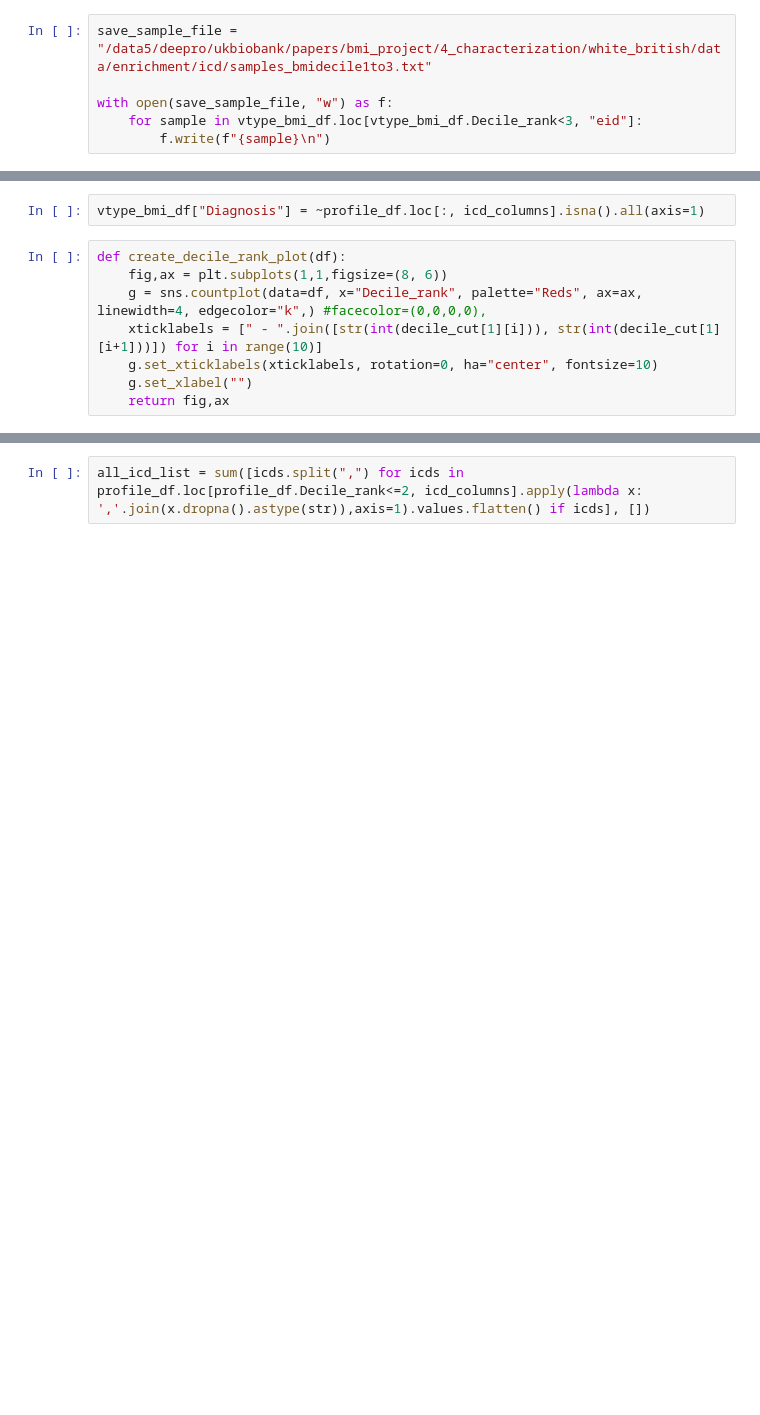
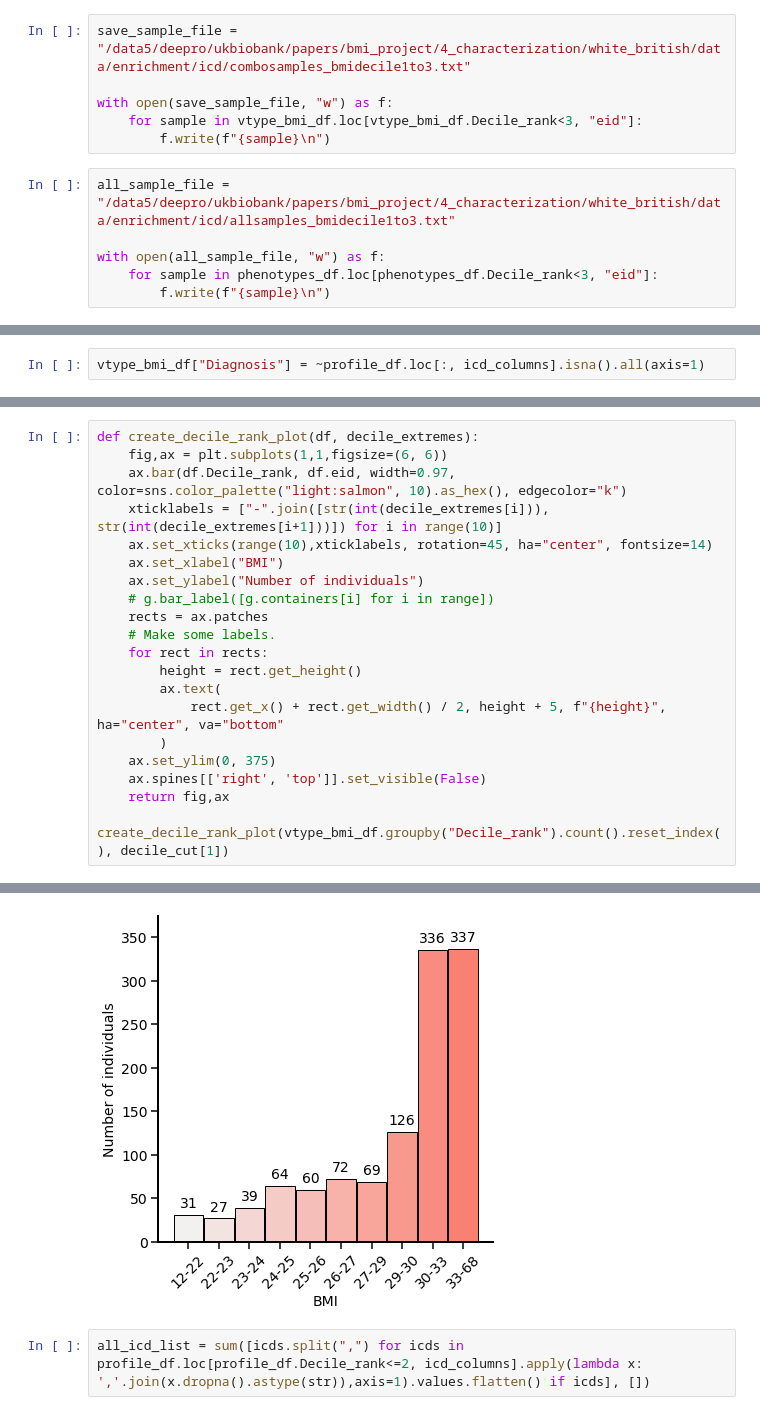
Before and after one commit to deeprob/ukb_bmi, a Jupyter notebook: 4_characterization/white_british/notebooks/9_combo_in_bmi_deciles.ipynb, the cells around one changed output, grey strips where cells are left out. Cells and saved outputs as stored; diff of their text form; blank space fills up the shorter version.

```diff
--- a/4_characterization/white_british/notebooks/9_combo_in_bmi_deciles.ipynb
+++ b/4_characterization/white_british/notebooks/9_combo_in_bmi_deciles.ipynb
@@ -49,11 +49,17 @@ phenotypes_df['Decile_rank'] = decile_cut[0]
 # %%
 vtype_bmi_df = pd.DataFrame(variant_type_dict).merge(phenotypes_df, left_on="eid", right_on="eid")
 # %%
-save_sample_file = "/data5/deepro/ukbiobank/papers/bmi_project/4_characterization/white_british/data/enrichment/icd/samples_bmidecile1to3.txt"
+save_sample_file = "/data5/deepro/ukbiobank/papers/bmi_project/4_characterization/white_british/data/enrichment/icd/combosamples_bmidecile1to3.txt"
 
 with open(save_sample_file, "w") as f:
     for sample in vtype_bmi_df.loc[vtype_bmi_df.Decile_rank<3, "eid"]:
         f.write(f"{sample}\n")
+# %%
+all_sample_file = "/data5/deepro/ukbiobank/papers/bmi_project/4_characterization/white_british/data/enrichment/icd/allsamples_bmidecile1to3.txt"
+
+with open(all_sample_file, "w") as f:
+    for sample in phenotypes_df.loc[phenotypes_df.Decile_rank<3, "eid"]:
+        f.write(f"{sample}\n")
 # %%
 profile_df = vtype_bmi_df.merge(icd_df, left_on="eid", right_on="eid")
 # %%
@@ -61,10 +99,2 @@ icd_columns = list(icd_df.columns)[1:]
 # %%
 vtype_bmi_df["Diagnosis"] = ~profile_df.loc[:, icd_columns].isna().all(axis=1)
-# %%
-def create_decile_rank_plot(df):
-    fig,ax = plt.subplots(1,1,figsize=(8, 6))
-    g = sns.countplot(data=df, x="Decile_rank", palette="Reds", ax=ax,  linewidth=4, edgecolor="k",) #facecolor=(0,0,0,0),
-    xticklabels = [" - ".join([str(int(decile_cut[1][i])), str(int(decile_cut[1][i+1]))]) for i in range(10)]
-    g.set_xticklabels(xticklabels, rotation=0, ha="center", fontsize=10)
-    g.set_xlabel("")
-    return fig,ax
@@ -75,0 +141,22 @@ create_decile_rank_plot(vtype_bmi_df)
+# %%
+def create_decile_rank_plot(df, decile_extremes):
+    fig,ax = plt.subplots(1,1,figsize=(6, 6))
+    ax.bar(df.Decile_rank, df.eid, width=0.97, color=sns.color_palette("light:salmon", 10).as_hex(), edgecolor="k")
+    xticklabels = ["-".join([str(int(decile_extremes[i])), str(int(decile_extremes[i+1]))]) for i in range(10)]
+    ax.set_xticks(range(10),xticklabels, rotation=45, ha="center", fontsize=14)
+    ax.set_xlabel("BMI")
+    ax.set_ylabel("Number of individuals")
+    # g.bar_label([g.containers[i] for i in range])
+    rects = ax.patches
+    # Make some labels.
+    for rect in rects:
+        height = rect.get_height()
+        ax.text(
+            rect.get_x() + rect.get_width() / 2, height + 5, f"{height}", ha="center", va="bottom"
+        )
+    ax.set_ylim(0, 375)
+    ax.spines[['right', 'top']].set_visible(False)
+    return fig,ax
+
+create_decile_rank_plot(vtype_bmi_df.groupby("Decile_rank").count().reset_index(), decile_cut[1])
+# %% [output]
@@ -76,3 +165,4 @@ create_decile_rank_plot(vtype_bmi_df)
+[figure, added]
 # %%
 all_icd_list = sum([icds.split(",") for icds in profile_df.loc[profile_df.Decile_rank<=2, icd_columns].apply(lambda x: ','.join(x.dropna().astype(str)),axis=1).values.flatten() if icds], [])
 # %%
```
Also changed, not shown: parts of 7 cells of this notebook, 5 other files.
